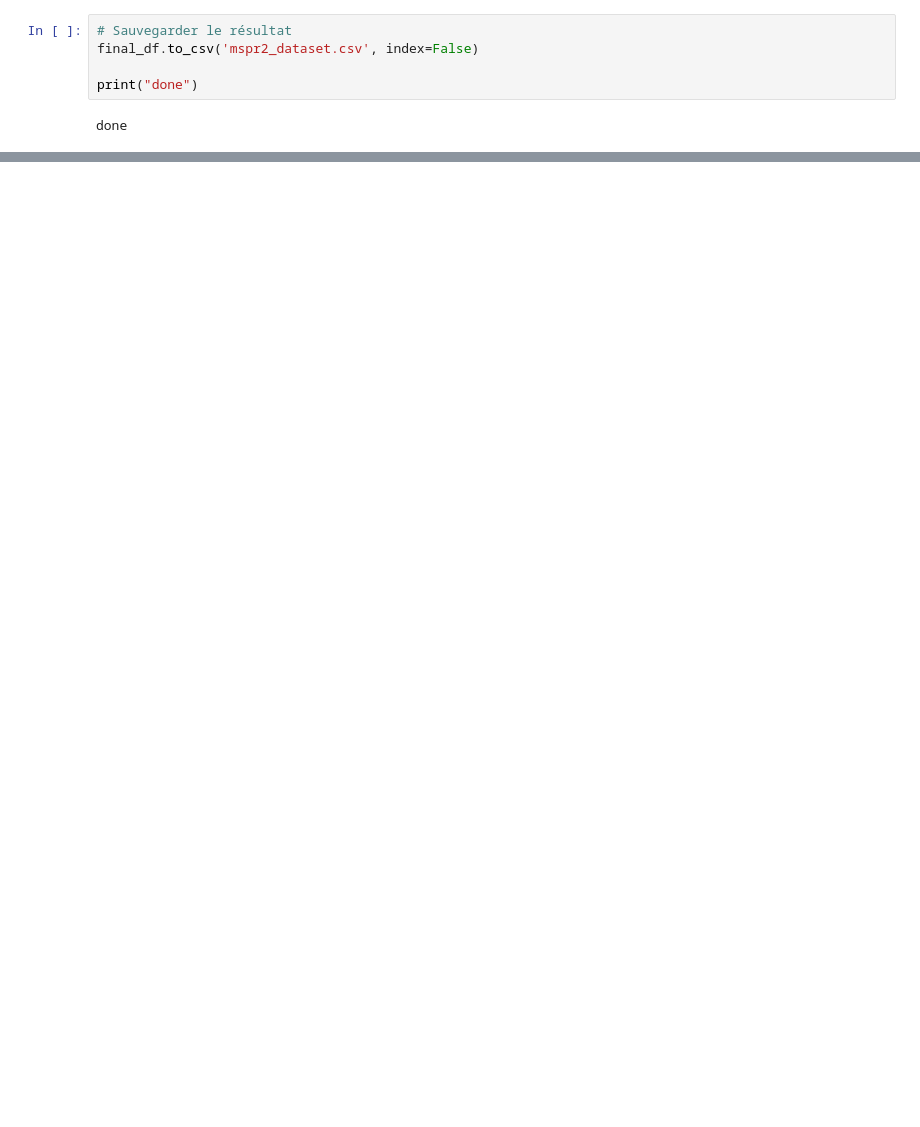
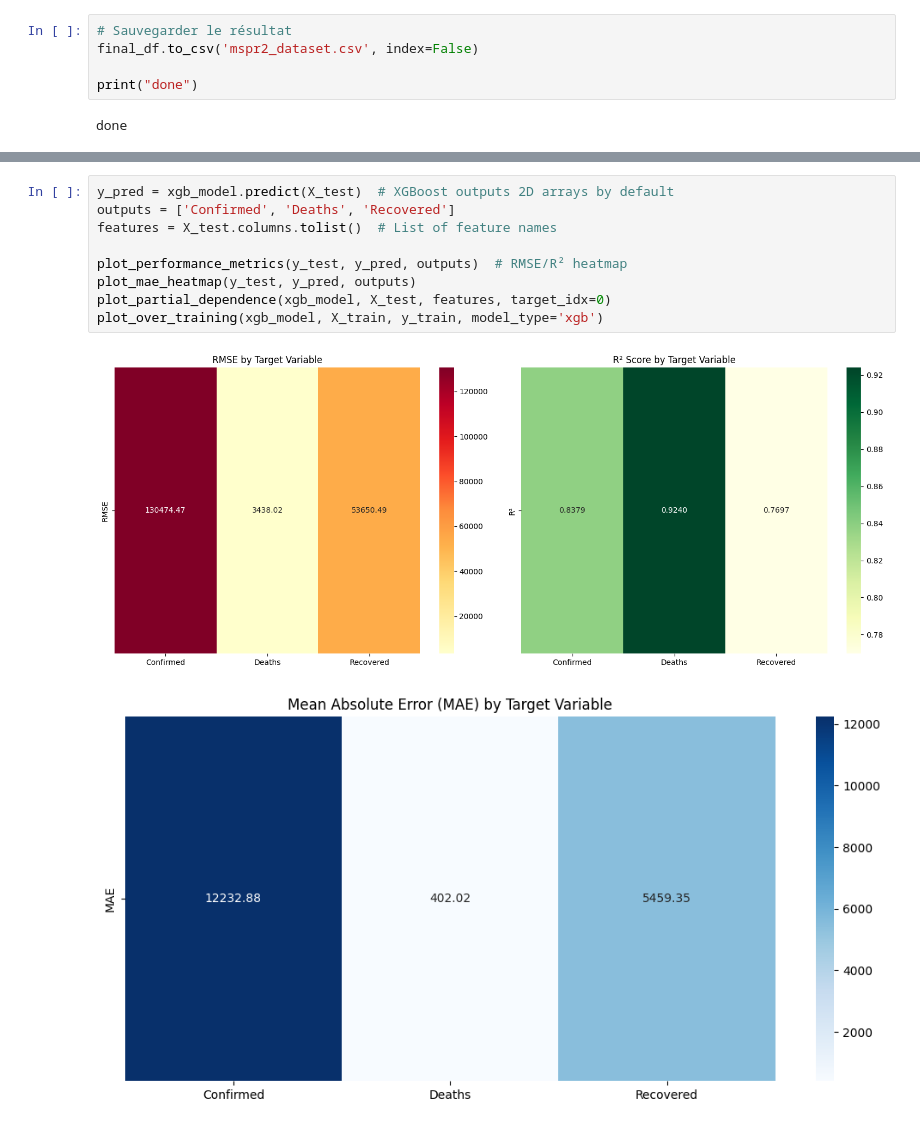
Before and after one commit to Boitapain/MSPR-2, a Jupyter notebook: app/notebook/Modeling.ipynb, the cells around one changed output, grey strips where cells are left out. Cells and saved outputs as stored; diff of their text form; blank space fills up the shorter version.

```diff
--- a/app/notebook/Modeling.ipynb
+++ b/app/notebook/Modeling.ipynb
@@ -311,0 +572,12 @@ done
+# %%
+y_pred = xgb_model.predict(X_test)  # XGBoost outputs 2D arrays by default
+outputs = ['Confirmed', 'Deaths', 'Recovered']
+features = X_test.columns.tolist()  # List of feature names
+
+plot_performance_metrics(y_test, y_pred, outputs)  # RMSE/R² heatmap
+plot_mae_heatmap(y_test, y_pred, outputs)
+plot_partial_dependence(xgb_model, X_test, features, target_idx=0)
+plot_over_training(xgb_model, X_train, y_train, model_type='xgb')
+# %% [output]
+[figure, added]
+[figure, added]
```
Also changed, not shown: parts of 11 cells of this notebook, 1 other file.
